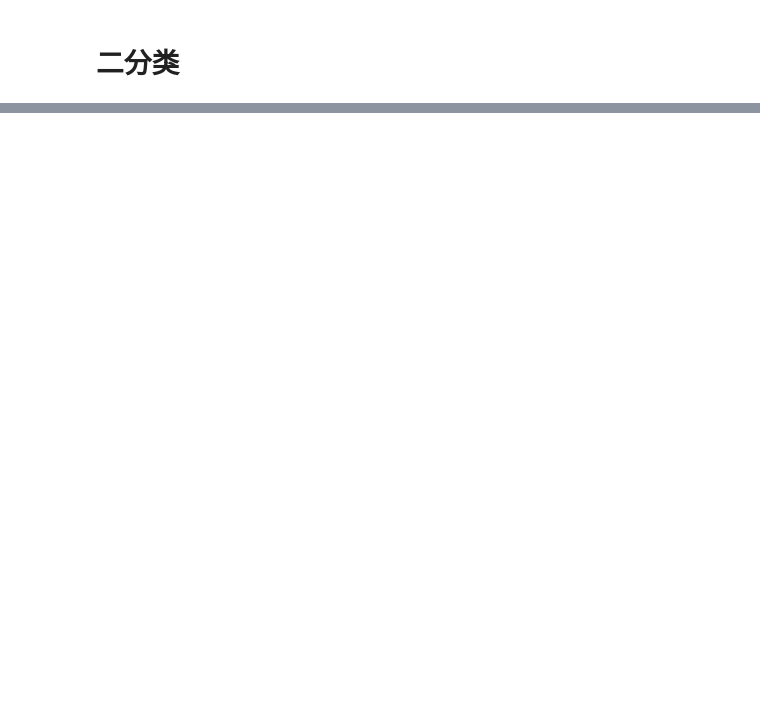
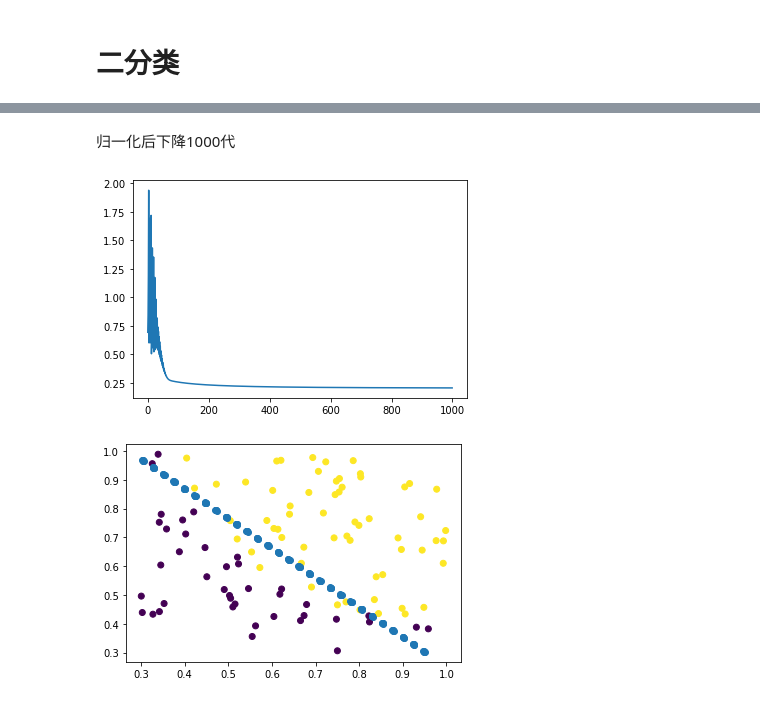
Before and after one commit to keptupp/MachineClass, a Jupyter notebook: exercise_3/mycode.ipynb, the cells around one changed output, grey strips where cells are left out. Saved outputs shown, nothing was run; the diff lists cells and outputs as text; code cells hidden in the pictures; blank space fills up the shorter version.

```diff
--- a/exercise_3/mycode.ipynb
+++ b/exercise_3/mycode.ipynb
@@ -61,0 +86,11 @@ def cost(x,y,theta):
+# %% [markdown]
+归一化后下降1000代
+# %%
+#归一化后，下降变快了
+x,y,theta=getData()
+x[:,1:]=x[:,1:]/100
+theta=main(1000,0.08,x,y,theta)
+decision_boundaries(theta,0.3,1)
+# %% [output]
+[figure, added]
+[figure, added]
```
Also changed, not shown: parts of 17 cells of this notebook, 3 other files.
